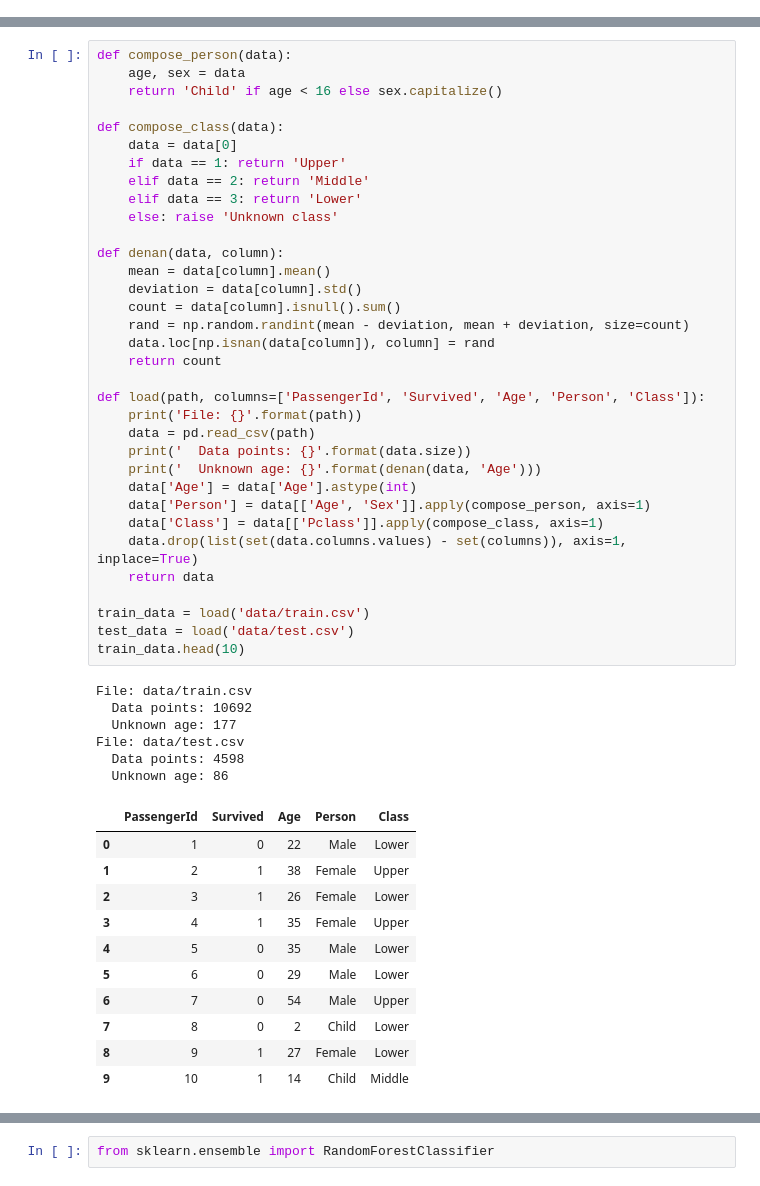
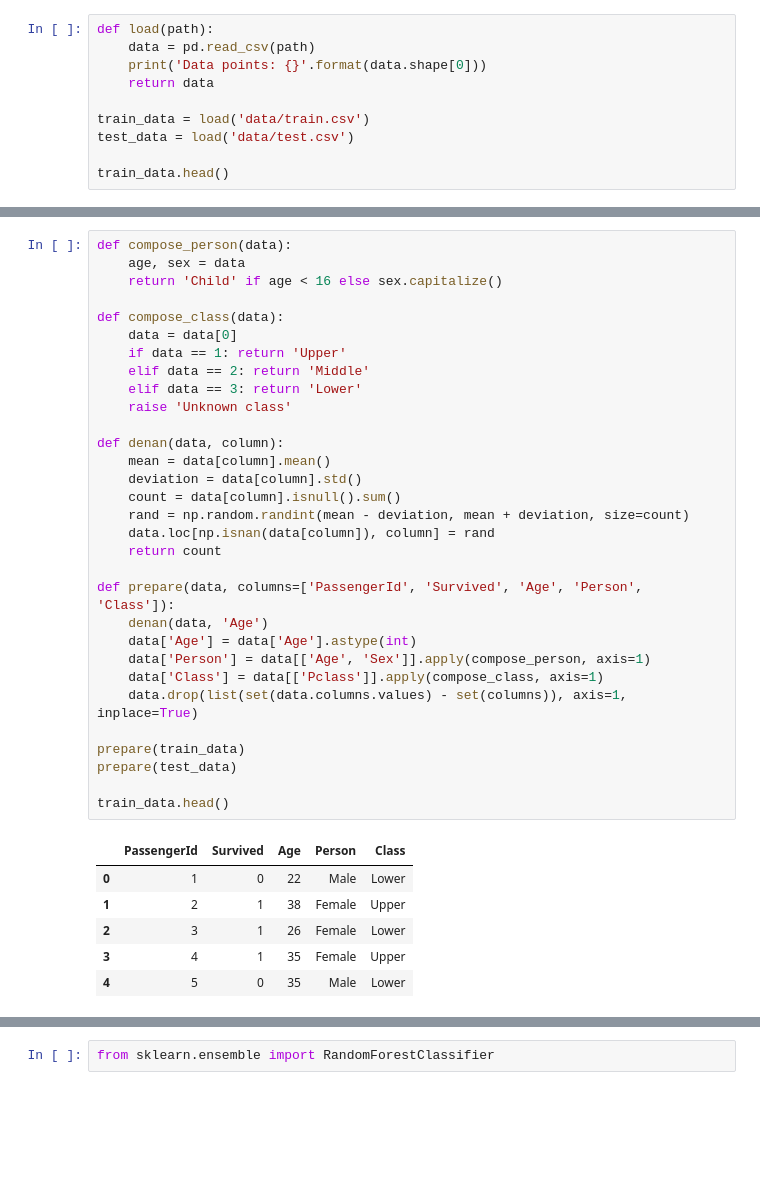
Before and after one commit to IvanUkhov/data-science, a Jupyter notebook: problem/titatic/solution.ipynb, the cells around one changed output, grey strips where cells are left out. Drawn from its saved outputs; the diff is of its cells as text; blank space fills up the shorter version.

```diff
--- a/problem/titatic/solution.ipynb
+++ b/problem/titatic/solution.ipynb
@@ -7 +8,11 @@ import matplotlib.pyplot as pp
 %matplotlib inline
+# %%
+def load(path):
+    data = pd.read_csv(path)
+    print('Data points: {}'.format(data.shape[0]))
+    return data
+
+train_data = load('data/train.csv')
+test_data = load('data/test.csv')
+
+train_data.head()
@@ -9,54 +56,40 @@ import matplotlib.pyplot as pp
 def compose_person(data):
     age, sex = data
     return 'Child' if age < 16 else sex.capitalize()
 
 def compose_class(data):
     data = data[0]
     if data == 1: return 'Upper'
     elif data == 2: return 'Middle'
     elif data == 3: return 'Lower'
-    else: raise 'Unknown class'
+    raise 'Unknown class'
 
 def denan(data, column):
     mean = data[column].mean()
     deviation = data[column].std()
     count = data[column].isnull().sum()
     rand = np.random.randint(mean - deviation, mean + deviation, size=count)
     data.loc[np.isnan(data[column]), column] = rand
     return count
 
-def load(path, columns=['PassengerId', 'Survived', 'Age', 'Person', 'Class']):
-    print('File: {}'.format(path))
-    data = pd.read_csv(path)
-    print('  Data points: {}'.format(data.size))
-    print('  Unknown age: {}'.format(denan(data, 'Age')))
+def prepare(data, columns=['PassengerId', 'Survived', 'Age', 'Person', 'Class']):
+    denan(data, 'Age')
     data['Age'] = data['Age'].astype(int)
     data['Person'] = data[['Age', 'Sex']].apply(compose_person, axis=1)
     data['Class'] = data[['Pclass']].apply(compose_class, axis=1)
     data.drop(list(set(data.columns.values) - set(columns)), axis=1, inplace=True)
-    return data
 
-train_data = load('data/train.csv')
-test_data = load('data/test.csv')
-train_data.head(10)
+prepare(train_data)
+prepare(test_data)
+
+train_data.head()
 # %% [output]
-File: data/train.csv
-  Data points: 10692
-  Unknown age: 177
-File: data/test.csv
-  Data points: 4598
-  Unknown age: 86
 |  | PassengerId | Survived | Age | Person | Class |
 | 0 | 1 | 0 | 22 | Male | Lower |
 | 1 | 2 | 1 | 38 | Female | Upper |
 | 2 | 3 | 1 | 26 | Female | Lower |
 | 3 | 4 | 1 | 35 | Female | Upper |
 | 4 | 5 | 0 | 35 | Male | Lower |
-| 5 | 6 | 0 | 29 | Male | Lower |
-| 6 | 7 | 0 | 54 | Male | Upper |
-| 7 | 8 | 0 | 2 | Child | Lower |
-| 8 | 9 | 1 | 27 | Female | Lower |
-| 9 | 10 | 1 | 14 | Child | Middle |
 # %%
 def plot_histogram(data, column):
     figure = pp.figure(figsize=(18, 4))
```
Also changed, not shown: parts of 7 cells of this notebook, 1 other file.
